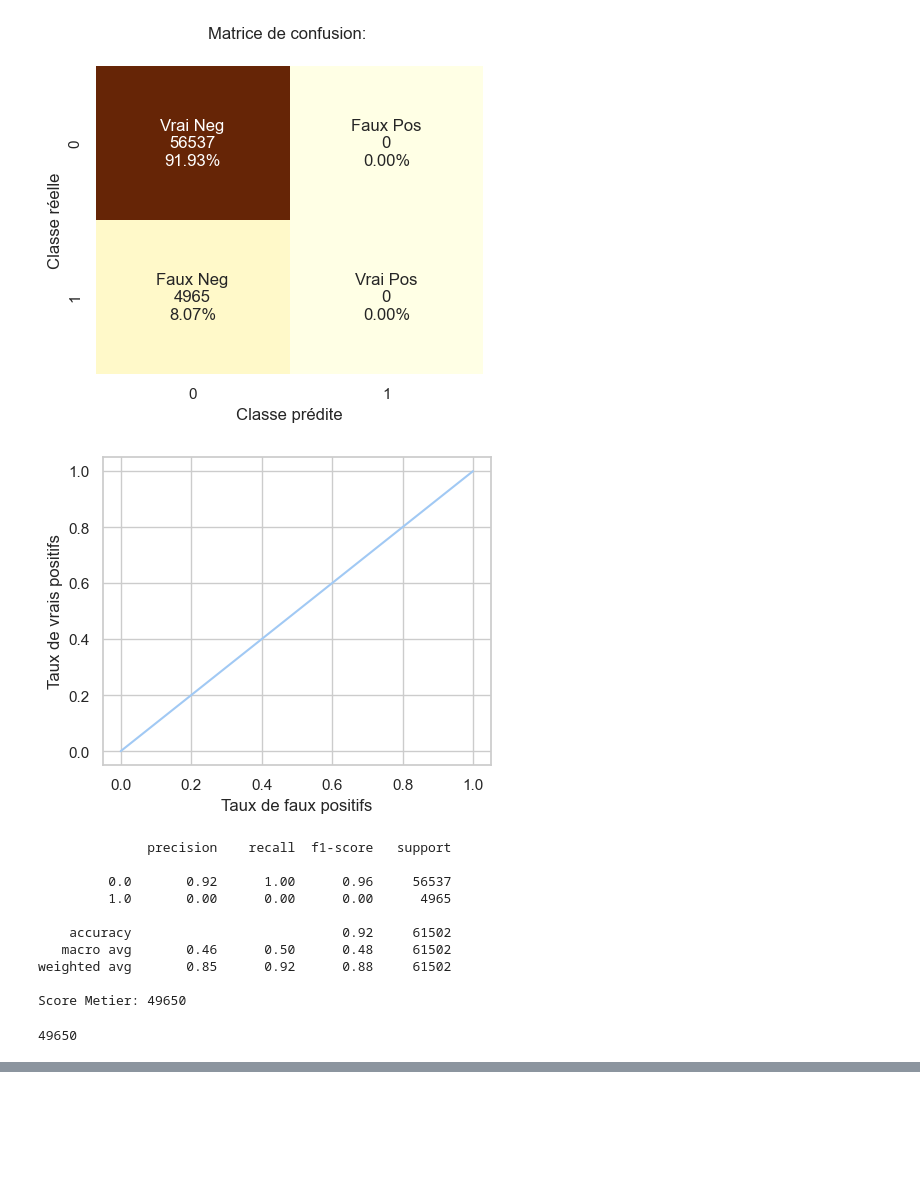
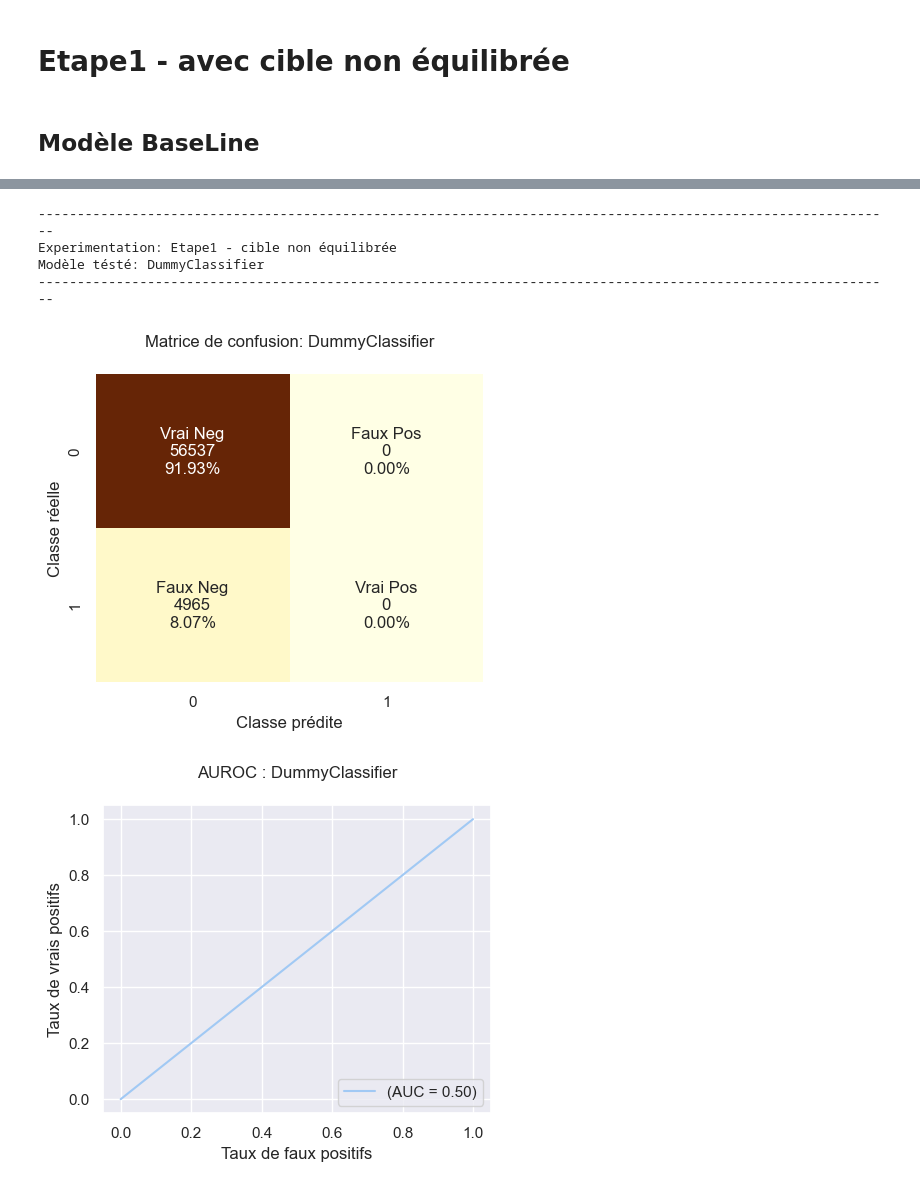
Before and after one commit to m322345/PF6, a Jupyter notebook: Modelisation2.ipynb, the cells around one changed output, grey strips where cells are left out. Saved outputs shown, nothing was run; the diff lists cells and outputs as text; code cells hidden in the pictures; blank space fills up the shorter version.

```diff
--- a/Modelisation2.ipynb
+++ b/Modelisation2.ipynb
@@ -337,7 +466,7 @@ def repartitionCibles(dataset, titre=""):
     if 'TARGET' in dataset.columns:
         values = dataset['TARGET'].value_counts()
         val1 = values[1] / (values[0]+values[1])
-        print("---- Ratio des valeurs cibles " + titre + "----")
+        print(110*"-"+"\nRatio des valeurs cibles " + titre)
         print(f"valeurs positives {val1:.1%} ({values[1]})")
         print(f"valeurs négatives {(1-val1):.1%} ({values[0]})")
     else:
@@ -352,6 +481,7 @@ def séparationTrain(dataset):
     train = dataset[dataset['TARGET'].notnull()]
     test = dataset[dataset['TARGET'].isnull()]
     saveFichierClient(test)
+    saveFichierClientTrain(train)
     return train
 
 def splitTrainTest(dataset):
@@ -376,14 +506,35 @@ def equilibrageDonnées(dataset, labels):
     dataset_res, labels_res = smt.fit_resample(dataset, labels)
     return dataset_res, labels_res
 
+
+def save2Csv(dataset,fichier):
+    chunks = np.array_split(dataset.index, 100) # split into 100 chunks
+    for chunck, subset in enumerate(tqdm(chunks)):
+        if chunck == 0: # first row
+            dataset.loc[subset].to_csv(fichier, mode='w', sep=',', index=False)
+        else:
+            dataset.loc[subset].to_csv(fichier, header=None, mode='a', sep=',', index=False)
+
+
 def saveFichierClient(dataset):
     """  """
     with timer("sauvegarde des données application"):
+        print("sauvegarde des données application")
         df_clients=dataset.sort_values(by='SK_ID_CURR', ascending=True)
-        df_clients.to_csv(FichierClient, sep=',', index=False)
+        save2Csv(df_clients,FichierClient)
     with timer("sauvegarde échantillon des données"):
+        print("sauvegarde échantillon des données")
         sample=df_clients.sample(50).sort_values(by='SK_ID_CURR', ascending=True)
-        sample.to_csv(FichierClientApi, sep=',', index=False)
+        save2Csv(sample,FichierClientApi)
+
+
+def saveFichierClientTrain(dataset):
+    """  """
+    with timer("sauvegarde des données train"):
+        print("sauvegarde des données train")
+        df_clientsTest=dataset.sort_values(by='SK_ID_CURR', ascending=True)
+        save2Csv(df_clientsTest,FichierClientTrain)
+
 
 def traitementDonnées(dataset):
     """  """
@@ -395,11 +546,15 @@ def traitementDonnées(dataset):
     with timer("split Train/Test des données"):
         X_train, X_test, y_train, y_test = splitTrainTest(train)
     with timer("équilibrage des données"):
-        X_train, y_train = equilibrageDonnées(X_train, y_train)
+        X_train_eq, y_train_eq = equilibrageDonnées(X_train, y_train)
     repartitionCibles(y_train, 'set de train ')
+    repartitionCibles(y_train_eq, 'set de train_eq ')
     repartitionCibles(y_test, 'set de test ')
-    return X_train, X_test, y_train, y_test
+    return X_test, y_test, X_train, y_train, X_train_eq, y_train_eq
 
-with timer(45*"-"+"\nProcessing "):
-        X_train, X_test, y_train, y_test = traitementDonnées(df_data)
+with timer(110*"-"+"\nProcessing "):
+    X_test, y_test, X_train, y_train, X_train_eq, y_train_eq = traitementDonnées(df_data)
+
+del df_data
+gc.collect()
 # %% [output]
@@ -478,17 +683,9 @@ def evalModel(model, nom=""):
-# %%
-estimator = DummyClassifier(strategy='most_frequent')
-evalModel(estimator)
-# %% [output]
-[figure, removed]
-[figure, removed]
-              precision    recall  f1-score   support
-
-         0.0       0.92      1.00      0.96     56537
-         1.0       0.00      0.00      0.00      4965
-
-    accuracy                           0.92     61502
-   macro avg       0.46      0.50      0.48     61502
-weighted avg       0.85      0.92      0.88     61502
-
-Score Metier: 49650
-49650
+# %% [markdown]
+# Etape1 - avec cible non équilibrée
+# %% [markdown]
+## Modèle BaseLine
+# %%
+experiment_name = "Etape1 - cible non équilibrée"
+Dummy = DummyClassifier(strategy='most_frequent')
+evalModel(Dummy, X_train, y_train, experiment_name, description='Modele baseLine')
+# %% [output]
@@ -494,0 +695,6 @@ Score Metier: 49650
+--------------------------------------------------------------------------------------------------------------
+Experimentation: Etape1 - cible non équilibrée
+Modèle tésté: DummyClassifier
+--------------------------------------------------------------------------------------------------------------
+[figure, added]
+[figure, added]
```
Also changed, not shown: parts of 61 cells of this notebook, 11 other files.
